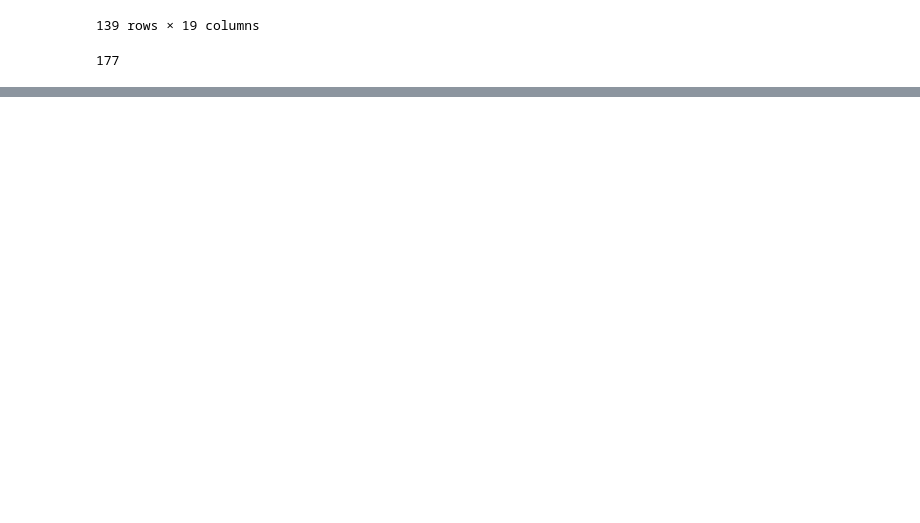
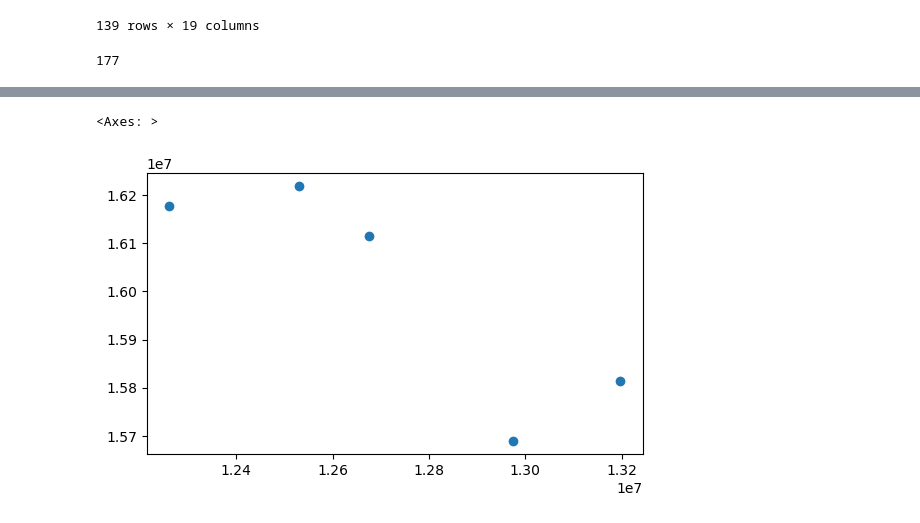
Before and after one commit to ZurinaGarcia/tareaEntregable3, a Jupyter notebook: GeoDF_Operations.ipynb, the cells around one changed output, grey strips where cells are left out. Saved outputs shown, nothing was run; the diff lists cells and outputs as text; code cells hidden in the pictures; blank space fills up the shorter version.

```diff
--- a/GeoDF_Operations.ipynb
+++ b/GeoDF_Operations.ipynb
@@ -453,0 +476,5 @@ Ukraine_bottomRight.plot(ax=base,facecolor='red', alpha=0.4)
+# %%
+Ukraine_AirBottomLeft.convex_hull.plot()
+# %% [output]
+<Axes: >
+[figure, added]
```
Also changed, not shown: parts of 19 cells of this notebook.
